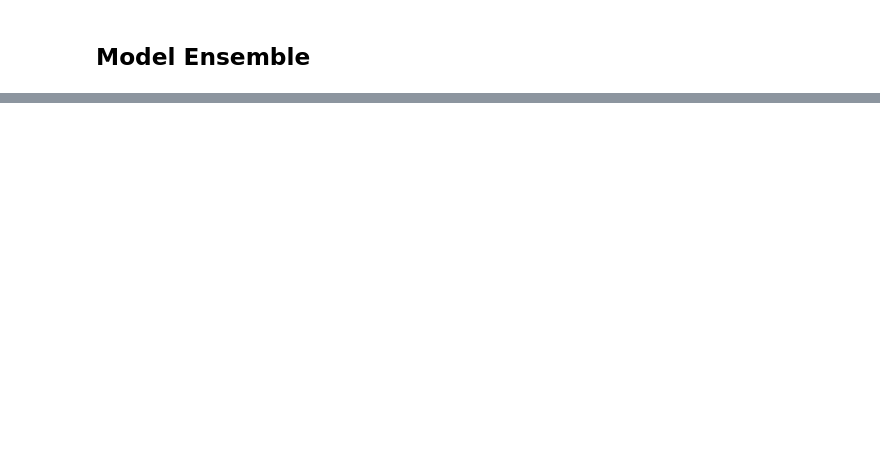
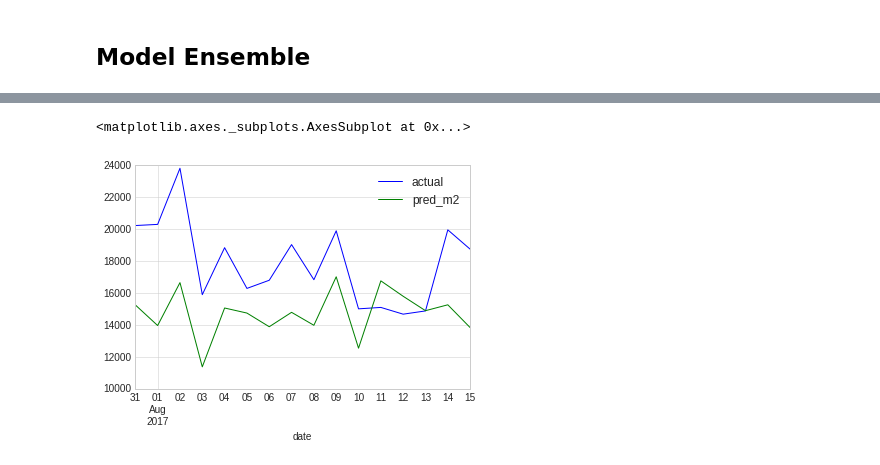
Before and after one commit to thimalk/sales_forecasting_case_study, a Jupyter notebook: favorita_forecasting_modeling.ipynb, the cells around one changed output, grey strips where cells are left out. Saved outputs shown, nothing was run; the diff lists cells and outputs as text; code cells hidden in the pictures; blank space fills up the shorter version.

```diff
--- a/favorita_forecasting_modeling.ipynb
+++ b/favorita_forecasting_modeling.ipynb
@@ -1057,3 +814,5 @@ models_files = [join(model_outcome_folder, f) for f in listdir(model_outcome_fol
+# %%
+models_files = [ file for file in models_files if  file.endswith( ('.pkl') ) ]
 # %%
 models_files
 # %% [output]
@@ -1101,0 +947,5 @@ Log (0.3898575025995123, 0.6243857001882028, 0.6243857001882028, 0.4773033801971
+# %%
+model_df_base[model_df_base["store_nbr"]==7][["date","actual","pred_m2"]].groupby("date").sum().plot()
+# %% [output]
+<matplotlib.axes._subplots.AxesSubplot at 0x...>
+[figure, added]
```
Also changed, not shown: parts of 94 cells of this notebook.
